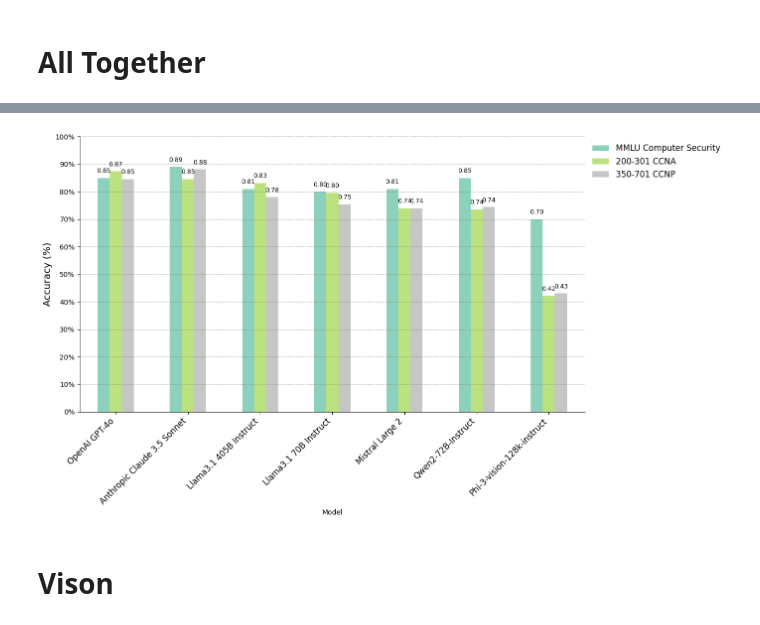
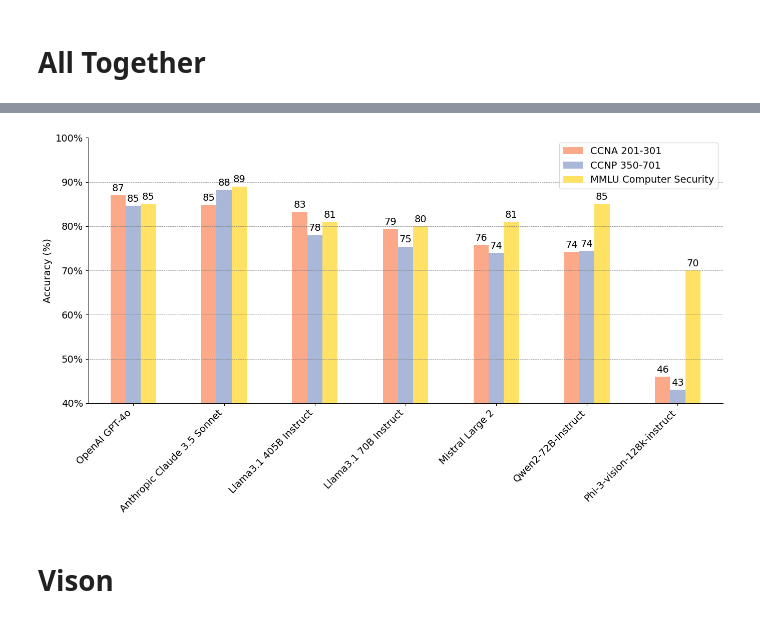
Before and after one commit to cybercampus-se/GenAICyberSecMCQA, a Jupyter notebook: src/analysis.ipynb, the cells around one changed output, grey strips where cells are left out. Drawn from its saved outputs; the diff is of its cells as text; code cells hidden in the pictures.

```diff
--- a/src/analysis.ipynb
+++ b/src/analysis.ipynb
@@ -193,6 +584,0 @@ plt.xticks(rotation=45, ha='right')
-# %%
-# plot the difference between the two Accuracy Partial and Accuracy
-CCNA_model_statistics["Difference"] = CCNA_model_statistics["Accuracy Partial Mean"] - CCNA_model_statistics["Accuracy Mean"]
-CCNA_model_statistics.set_index("Model")["Difference"].plot(kind="bar", title="Difference in Accuracy Partial and Accuracy", legend=True)
-plt.xticks(rotation=45, ha='right')
-#the 0 should be in the midel of the plot so negativ values are shown on the bottom and positive on the top
@@ -288,39 +587,55 @@ plt.show()
+# %%
+# Merge Results and rename columns
+
+df1 = CCNA_model_statistics.set_index("Model")[["Accuracy Mean"]].rename(columns={'Accuracy Mean': 'CCNA 201-301'})
+df2 = CCNP_model_statistics.set_index("Model").rename(columns={'Accuracy Mean': 'CCNP 350-701'})[["CCNP 350-701"]]
+merged_df = pd.merge(df1,df2, on='Model')
+
+#read helm results
+helm_results = pd.read_csv("../data/helm_sec_mmlu_results.csv")
+helm_results = helm_results.rename(columns={'Model': 'Model', 'Accuracy': 'MMLU Computer Security'})
+merged_df = pd.merge(merged_df,helm_results, on='Model')
+
+merged_df = merged_df.drop_duplicates(subset='Model', keep='first')
+merged_df = merged_df.sort_values(by="CCNA 201-301", ascending=False).set_index("Model")
 # %%
 # Plot settings
 fig, ax = plt.subplots(figsize=(14, 8))
-colors = plt.cm.Set2(np.linspace(0, 1, len(merged_df.columns)))
 
 # Plotting the bars
-bars = merged_df.plot(kind='bar', color=colors, alpha=0.75, ax=ax)
+bars = merged_df.plot(kind='bar', color=[color1,color2,color5], alpha=0.75, ax=ax)
 
 # Adding data labels
+# Adding data labels
 for p in ax.patches:
-    ax.annotate(f'{p.get_height():.2f}', (p.get_x() + p.get_width() / 2., p.get_height()),
-                ha='center', va='center', xytext=(0, 10), textcoords='offset points', fontsize=9)
-
+    ax.annotate(f'{p.get_height()*100:.0f}', (p.get_x() + p.get_width() / 2., p.get_height()),
+                ha='center', va='center', xytext=(0, 10), textcoords='offset points', fontsize=14)
 # Customizing the plot
 ax.set_ylabel('Accuracy (%)', fontsize=14)
 #ax.set_title('Comparison of Models', fontsize=16, pad=20)
 ax.set_xticks(range(len(merged_df.index)))
-ax.set_xticklabels(merged_df.index, rotation=45, ha='right', fontsize=12)
-ax.set_ylim(0, 1)
+ax.set_xticklabels(merged_df.index, rotation=45, ha='right', fontsize=14)
+ax.set_ylim(0.4, 1)
 ax.yaxis.set_major_locator(plt.MultipleLocator(0.1))
 ax.yaxis.set_major_formatter(plt.FuncFormatter(lambda x, _: f'{int(x * 100)}%'))
 ax.grid(True, linestyle='--', linewidth=0.5, color='gray', axis='y')
 ax.spines['top'].set_visible(False)
 ax.spines['right'].set_visible(False)
 ax.spines['left'].set_linewidth(0.5)
-
+ax.set_xlabel('')
 # Customizing the legend
-ax.legend(frameon=False, fontsize=12, loc='upper left', bbox_to_anchor=(1, 1))
+ax.legend(frameon=True, fontsize=14, loc='upper right')#, bbox_to_anchor=(1, 1))
+# increase fond siye of y-axis
+plt.yticks(fontsize=14)
 
 # Tight layout for better spacing
 plt.tight_layout()
 
 # Save the figure
+#plt.savefig("comparison_of_models.png", dpi=600, bbox_inches='tight')
 plt.savefig("comparison_of_models.png", dpi=600, bbox_inches='tight')
 plt.show()
 # %% [output]
-[figure, old version]
+[figure, new version]
 # %% [markdown]
 # Vison
```
Also changed, not shown: parts of 14 cells of this notebook, 34 other files.
